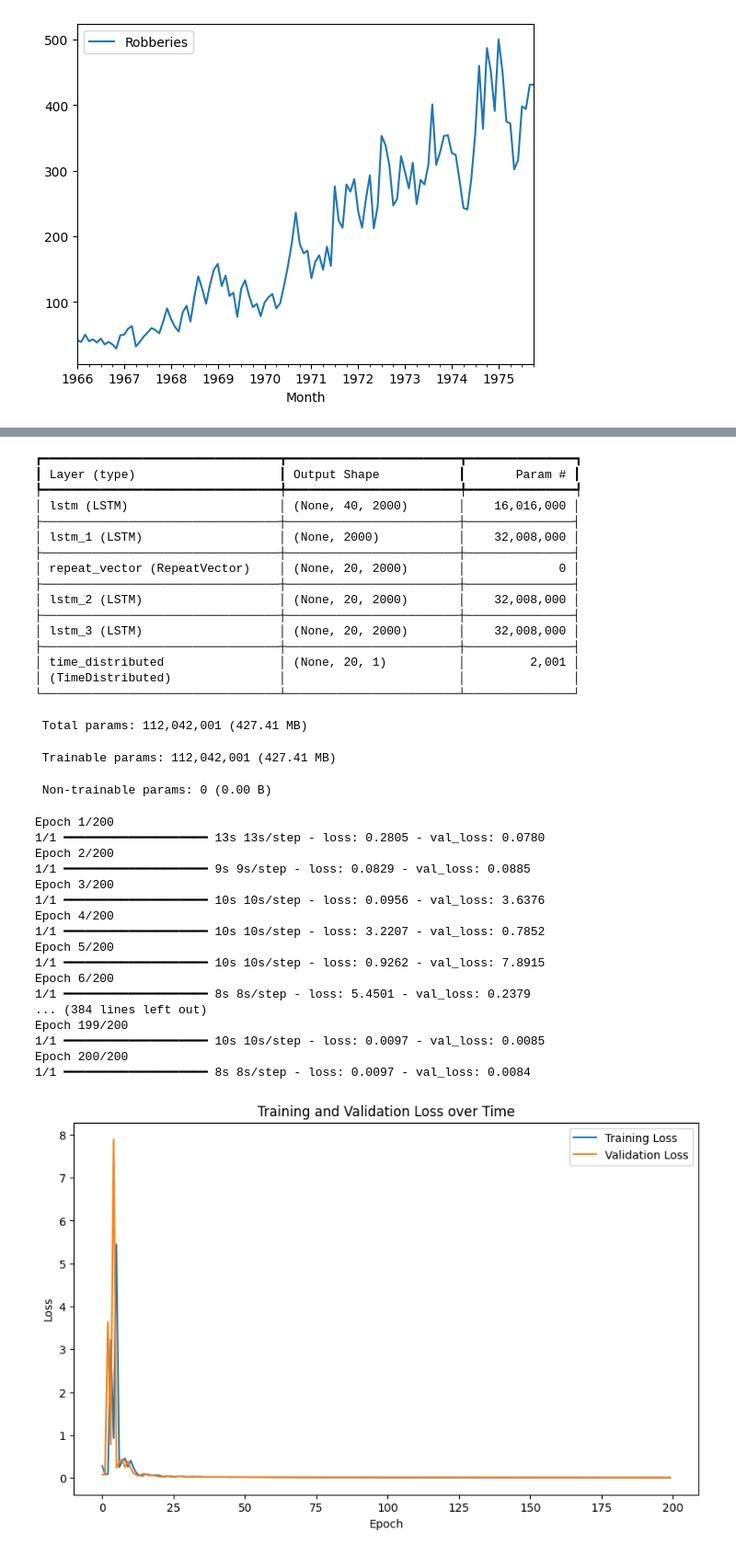
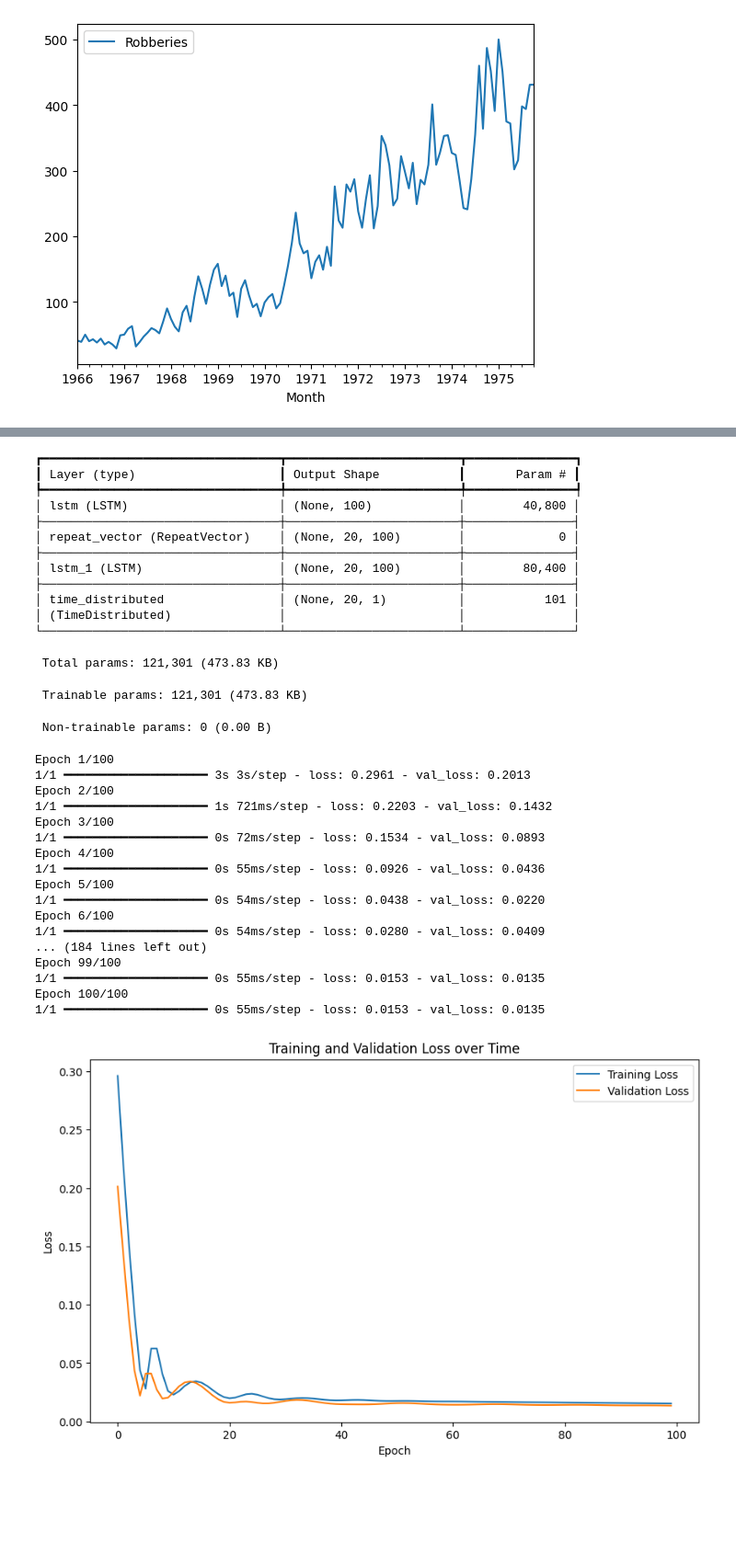
Before and after one commit to d4-5/neural-networks, a Jupyter notebook: lab3_8.ipynb, the cells around one changed output, grey strips where cells are left out. Shown at 92% size. Drawn from its saved outputs; the diff is of its cells as text; code cells hidden in the pictures; blank space fills up the shorter version.

```diff
--- a/lab3_8.ipynb
+++ b/lab3_8.ipynb
@@ -107,67 +97,61 @@ Number of samples in test set: 6
 # %%
 batch_size = x_train.shape[0]
-epochs = 200
-hidden_layer = 2000
+epochs = 100
+hidden_layer = 100
 
 model = Sequential()
-model.add(LSTM(hidden_layer, input_shape=(n_past, n_features), return_sequences=True))
-model.add(LSTM(hidden_layer))
+model.add(LSTM(hidden_layer, input_shape=(n_past, n_features)))
 model.add(RepeatVector(n_future))
-model.add(LSTM(hidden_layer, return_sequences=True))
 model.add(LSTM(hidden_layer, return_sequences=True))
 model.add(TimeDistributed(Dense(1)))
 model.compile(optimizer='adam', loss='mse')
 model.summary()
 
 history = model.fit(x_train, y_train, batch_size=batch_size, epochs=epochs, validation_data=(x_test, y_test))
 
 plt.figure(figsize=(10, 6))
 plt.plot(history.history['loss'], label='Training Loss')
 plt.plot(history.history['val_loss'], label='Validation Loss')
 plt.xlabel('Epoch')
 plt.ylabel('Loss')
 plt.title('Training and Validation Loss over Time')
 plt.legend()
 plt.show()
 # %% [output]
 Model: "sequential"
 ┏━━━━━━━━━━━━━━━━━━━━━━━━━━━━━━━━━┳━━━━━━━━━━━━━━━━━━━━━━━━┳━━━━━━━━━━━━━━━┓
 ┃ Layer (type)                    ┃ Output Shape           ┃       Param # ┃
 ┡━━━━━━━━━━━━━━━━━━━━━━━━━━━━━━━━━╇━━━━━━━━━━━━━━━━━━━━━━━━╇━━━━━━━━━━━━━━━┩
-│ lstm (LSTM)                     │ (None, 40, 2000)       │    16,016,000 │
+│ lstm (LSTM)                     │ (None, 100)            │        40,800 │
 ├─────────────────────────────────┼────────────────────────┼───────────────┤
-│ lstm_1 (LSTM)                   │ (None, 2000)           │    32,008,000 │
+│ repeat_vector (RepeatVector)    │ (None, 20, 100)        │             0 │
 ├─────────────────────────────────┼────────────────────────┼───────────────┤
-│ repeat_vector (RepeatVector)    │ (None, 20, 2000)       │             0 │
+│ lstm_1 (LSTM)                   │ (None, 20, 100)        │        80,400 │
 ├─────────────────────────────────┼────────────────────────┼───────────────┤
-│ lstm_2 (LSTM)                   │ (None, 20, 2000)       │    32,008,000 │
-├─────────────────────────────────┼────────────────────────┼───────────────┤
-│ lstm_3 (LSTM)                   │ (None, 20, 2000)       │    32,008,000 │
-├─────────────────────────────────┼────────────────────────┼───────────────┤
-│ time_distributed                │ (None, 20, 1)          │         2,001 │
+│ time_distributed                │ (None, 20, 1)          │           101 │
 │ (TimeDistributed)               │                        │               │
 └─────────────────────────────────┴────────────────────────┴───────────────┘
- Total params: 112,042,001 (427.41 MB)
+ Total params: 121,301 (473.83 KB)
- Trainable params: 112,042,001 (427.41 MB)
+ Trainable params: 121,301 (473.83 KB)
  Non-trainable params: 0 (0.00 B)
-Epoch 1/200
-1/1 ━━━━━━━━━━━━━━━━━━━━ 13s 13s/step - loss: 0.2805 - val_loss: 0.0780
-Epoch 2/200
-1/1 ━━━━━━━━━━━━━━━━━━━━ 9s 9s/step - loss: 0.0829 - val_loss: 0.0885
-Epoch 3/200
-1/1 ━━━━━━━━━━━━━━━━━━━━ 10s 10s/step - loss: 0.0956 - val_loss: 3.6376
-Epoch 4/200
-1/1 ━━━━━━━━━━━━━━━━━━━━ 10s 10s/step - loss: 3.2207 - val_loss: 0.7852
-Epoch 5/200
-1/1 ━━━━━━━━━━━━━━━━━━━━ 10s 10s/step - loss: 0.9262 - val_loss: 7.8915
-Epoch 6/200
-1/1 ━━━━━━━━━━━━━━━━━━━━ 8s 8s/step - loss: 5.4501 - val_loss: 0.2379
-... (384 lines left out)
-Epoch 199/200
-1/1 ━━━━━━━━━━━━━━━━━━━━ 10s 10s/step - loss: 0.0097 - val_loss: 0.0085
-Epoch 200/200
-1/1 ━━━━━━━━━━━━━━━━━━━━ 8s 8s/step - loss: 0.0097 - val_loss: 0.0084
+Epoch 1/100
+1/1 ━━━━━━━━━━━━━━━━━━━━ 3s 3s/step - loss: 0.2961 - val_loss: 0.2013
+Epoch 2/100
+1/1 ━━━━━━━━━━━━━━━━━━━━ 1s 721ms/step - loss: 0.2203 - val_loss: 0.1432
+Epoch 3/100
+1/1 ━━━━━━━━━━━━━━━━━━━━ 0s 72ms/step - loss: 0.1534 - val_loss: 0.0893
+Epoch 4/100
+1/1 ━━━━━━━━━━━━━━━━━━━━ 0s 55ms/step - loss: 0.0926 - val_loss: 0.0436
+Epoch 5/100
+1/1 ━━━━━━━━━━━━━━━━━━━━ 0s 54ms/step - loss: 0.0438 - val_loss: 0.0220
+Epoch 6/100
+1/1 ━━━━━━━━━━━━━━━━━━━━ 0s 54ms/step - loss: 0.0280 - val_loss: 0.0409
+... (184 lines left out)
+Epoch 99/100
+1/1 ━━━━━━━━━━━━━━━━━━━━ 0s 55ms/step - loss: 0.0153 - val_loss: 0.0135
+Epoch 100/100
+1/1 ━━━━━━━━━━━━━━━━━━━━ 0s 55ms/step - loss: 0.0153 - val_loss: 0.0135
-[figure, old version]
+[figure, new version]
 # %%
 predictions = []
 for i, x in enumerate(x_val):
```
Also changed, not shown: parts of 5 cells of this notebook.
